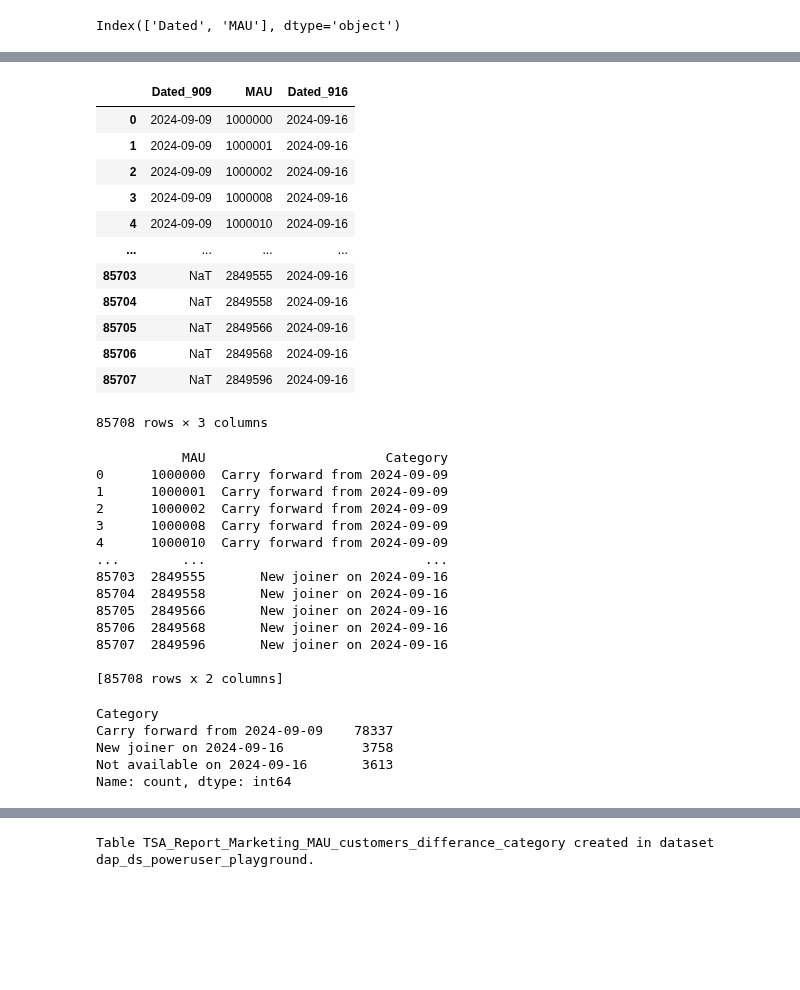
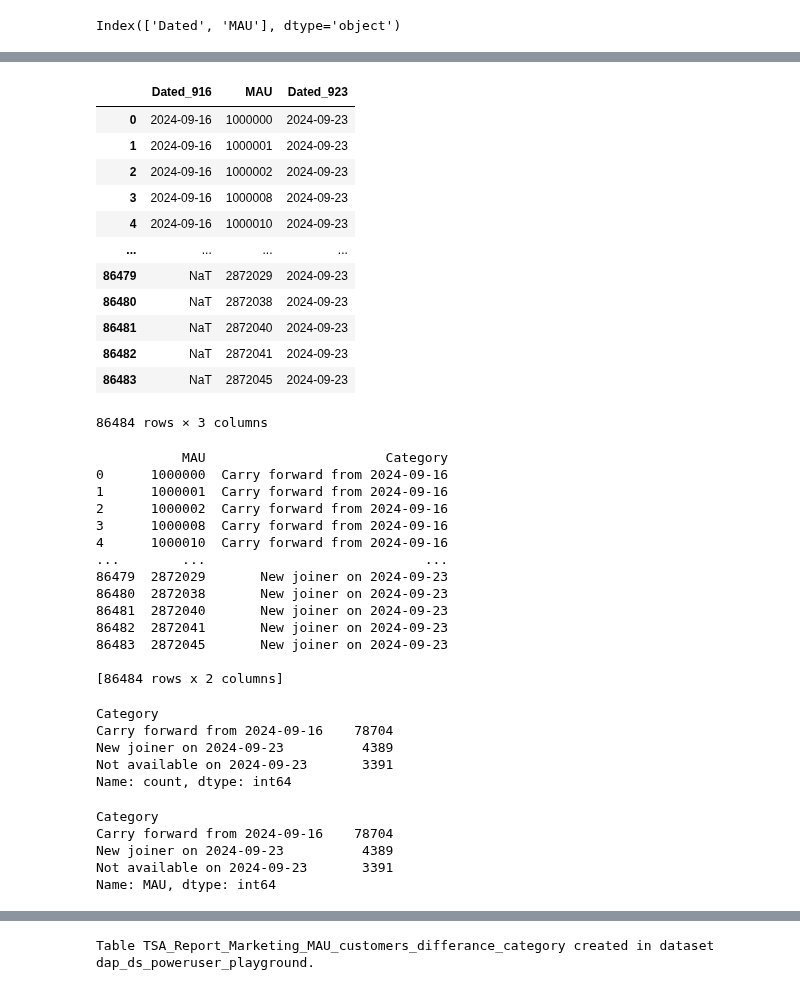
Before and after one commit to dchakroborti-tonik/MAU_MMAU_REPORT, a Jupyter notebook: TSA_REPORT_TEMPLATE_v2.ipynb, the cells around one changed output, grey strips where cells are left out. Saved outputs shown, nothing was run; the diff lists cells and outputs as text; code cells hidden in the pictures; blank space fills up the shorter version.

Commit message:
Update for  week starting 23-09-2024

```diff
--- a/TSA_REPORT_TEMPLATE_v2.ipynb
+++ b/TSA_REPORT_TEMPLATE_v2.ipynb
@@ -35,8 +35,8 @@ def get_week_start_dates(start_date, end_date):
         current_date += relativedelta(weeks=1)
     return week_start_dates
 
-start_date = datetime.date(2024, 9, 16)
-end_date = datetime.date(2024, 9, 22)
+start_date = datetime.date(2024, 9, 23)
+end_date = datetime.date(2024, 9, 29)
 
 week_start_dates = get_week_start_dates(start_date, end_date)
 print(week_start_dates)
@@ -743,5 +759,5 @@ Dated
 Name: count, dtype: int64
 # %%
 # Separate data into two dataframes based on date
-df_909 = df[df['Dated'] == '2024-09-09'].reset_index(drop=True)
 df_916 = df[df['Dated'] == '2024-09-16'].reset_index(drop=True)
+df_923 = df[df['Dated'] == '2024-09-23'].reset_index(drop=True)
@@ -766,30 +782,30 @@ df_916.head()
 # %%
 # Merge to find customers present on both dates
-merged = pd.merge(df_909, df_916, on='MAU', suffixes=('_909', '_916'), how='outer')
+merged = pd.merge(df_916, df_923, on='MAU', suffixes=('_916', '_923'), how='outer')
 merged
 # %% [output]
-|  | Dated_909 | MAU | Dated_916 |
-| 0 | 2024-09-09 | 1000000 | 2024-09-16 |
-| 1 | 2024-09-09 | 1000001 | 2024-09-16 |
-| 2 | 2024-09-09 | 1000002 | 2024-09-16 |
-| 3 | 2024-09-09 | 1000008 | 2024-09-16 |
-| 4 | 2024-09-09 | 1000010 | 2024-09-16 |
+|  | Dated_916 | MAU | Dated_923 |
+| 0 | 2024-09-16 | 1000000 | 2024-09-23 |
+| 1 | 2024-09-16 | 1000001 | 2024-09-23 |
+| 2 | 2024-09-16 | 1000002 | 2024-09-23 |
+| 3 | 2024-09-16 | 1000008 | 2024-09-23 |
+| 4 | 2024-09-16 | 1000010 | 2024-09-23 |
 | ... | ... | ... | ... |
-| 85703 | NaT | 2849555 | 2024-09-16 |
-| 85704 | NaT | 2849558 | 2024-09-16 |
-| 85705 | NaT | 2849566 | 2024-09-16 |
-| 85706 | NaT | 2849568 | 2024-09-16 |
-| 85707 | NaT | 2849596 | 2024-09-16 |
+| 86479 | NaT | 2872029 | 2024-09-23 |
+| 86480 | NaT | 2872038 | 2024-09-23 |
+| 86481 | NaT | 2872040 | 2024-09-23 |
+| 86482 | NaT | 2872041 | 2024-09-23 |
+| 86483 | NaT | 2872045 | 2024-09-23 |
-85708 rows × 3 columns
+86484 rows × 3 columns
 # %%
 # Function to categorize customer presence
 def categorize_presence(row):
-    if pd.isna(row['Dated_916']):
-        return 'Not available on 2024-09-16'
-    elif pd.isna(row['Dated_909']):
-        return 'New joiner on 2024-09-16'
+    if pd.isna(row['Dated_923']):
+        return 'Not available on 2024-09-23'
+    elif pd.isna(row['Dated_916']):
+        return 'New joiner on 2024-09-23'
     else:
-        return 'Carry forward from 2024-09-09'
+        return 'Carry forward from 2024-09-16'
 
 # Apply function to create category column
 merged['Category'] = merged.apply(categorize_presence, axis=1)
@@ -798,25 +814,33 @@ merged['Category'] = merged.apply(categorize_presence, axis=1)
 print(merged[['MAU', 'Category']])
 # %% [output]
            MAU                       Category
-0      1000000  Carry forward from 2024-09-09
-1      1000001  Carry forward from 2024-09-09
-2      1000002  Carry forward from 2024-09-09
-3      1000008  Carry forward from 2024-09-09
-4      1000010  Carry forward from 2024-09-09
+0      1000000  Carry forward from 2024-09-16
+1      1000001  Carry forward from 2024-09-16
+2      1000002  Carry forward from 2024-09-16
+3      1000008  Carry forward from 2024-09-16
+4      1000010  Carry forward from 2024-09-16
 ...        ...                            ...
-85703  2849555       New joiner on 2024-09-16
-85704  2849558       New joiner on 2024-09-16
-85705  2849566       New joiner on 2024-09-16
-85706  2849568       New joiner on 2024-09-16
-85707  2849596       New joiner on 2024-09-16
+86479  2872029       New joiner on 2024-09-23
+86480  2872038       New joiner on 2024-09-23
+86481  2872040       New joiner on 2024-09-23
+86482  2872041       New joiner on 2024-09-23
+86483  2872045       New joiner on 2024-09-23
 
-[85708 rows x 2 columns]
+[86484 rows x 2 columns]
 # %%
-merged['Category'].value_counts()
+merged['Category'].value_counts(dropna=False)
 # %% [output]
 Category
-Carry forward from 2024-09-09    78337
-New joiner on 2024-09-16          3758
-Not available on 2024-09-16       3613
+Carry forward from 2024-09-16    78704
+New joiner on 2024-09-23          4389
+Not available on 2024-09-23       3391
 Name: count, dtype: int64
+# %%
+merged.groupby('Category')['MAU'].nunique()
+# %% [output]
+Category
+Carry forward from 2024-09-16    78704
+New joiner on 2024-09-23          4389
+Not available on 2024-09-23       3391
+Name: MAU, dtype: int64
 # %%
```
Also changed, not shown: parts of 37 cells of this notebook.
